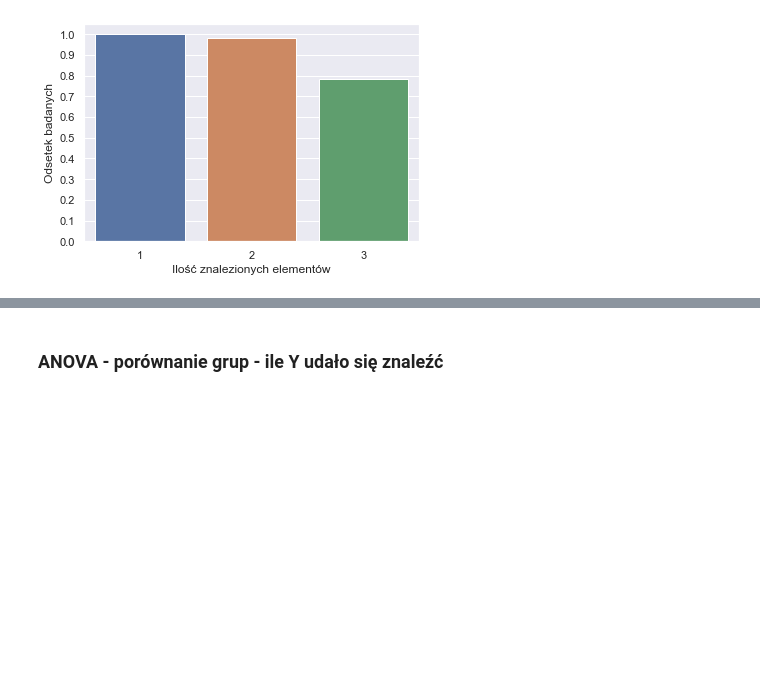
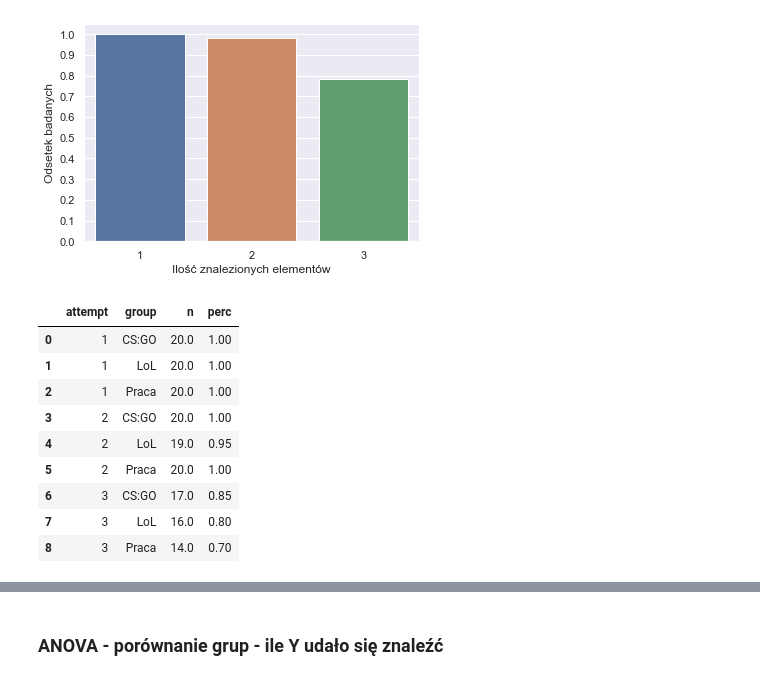
Before and after one commit to tomsitoms/Gracze_mgr, a Jupyter notebook: vsc.ipynb, the cells around one changed output, grey strips where cells are left out. Cells and saved outputs as stored; diff of their text form; code cells hidden in the pictures; blank space fills up the shorter version.

```diff
--- a/vsc.ipynb
+++ b/vsc.ipynb
@@ -143,0 +149,13 @@ plt.close()
+# %%
+d_3y_stat2
+# %% [output]
+|  | attempt | group | n | perc |
+| 0 | 1 | CS:GO | 20.0 | 1.00 |
+| 1 | 1 | LoL | 20.0 | 1.00 |
+| 2 | 1 | Praca | 20.0 | 1.00 |
+| 3 | 2 | CS:GO | 20.0 | 1.00 |
+| 4 | 2 | LoL | 19.0 | 0.95 |
+| 5 | 2 | Praca | 20.0 | 1.00 |
+| 6 | 3 | CS:GO | 17.0 | 0.85 |
+| 7 | 3 | LoL | 16.0 | 0.80 |
+| 8 | 3 | Praca | 14.0 | 0.70 |
```
Also changed, not shown: parts of 5 cells of this notebook, 1 other file.
